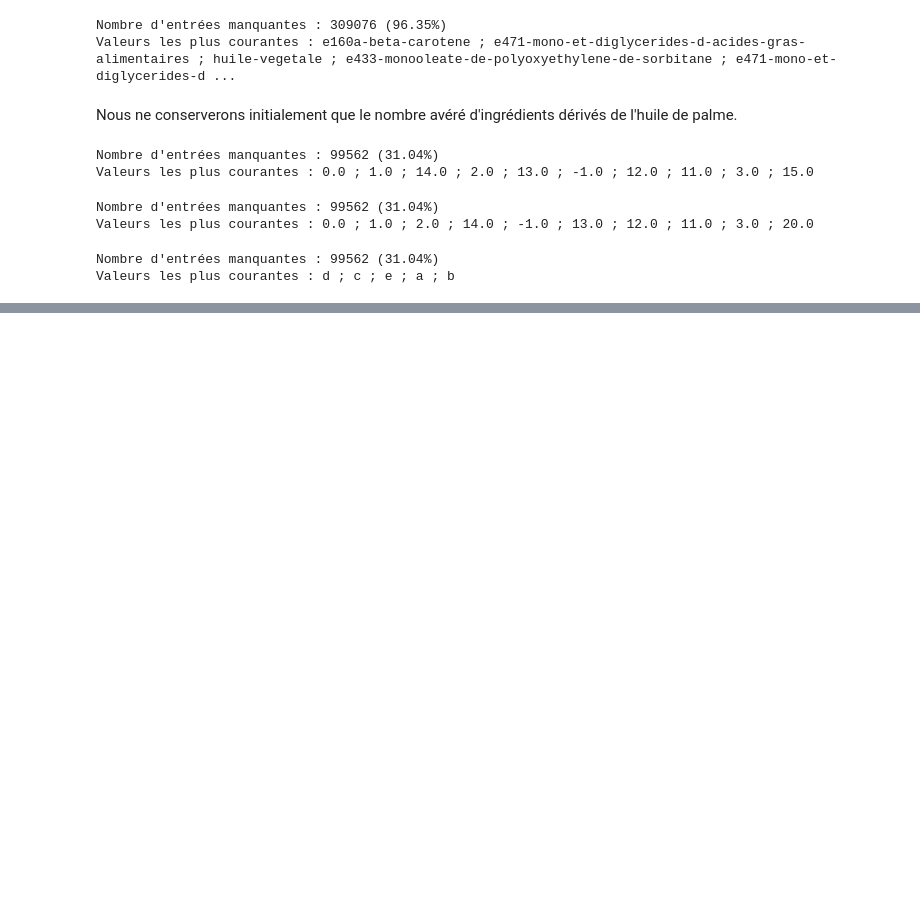
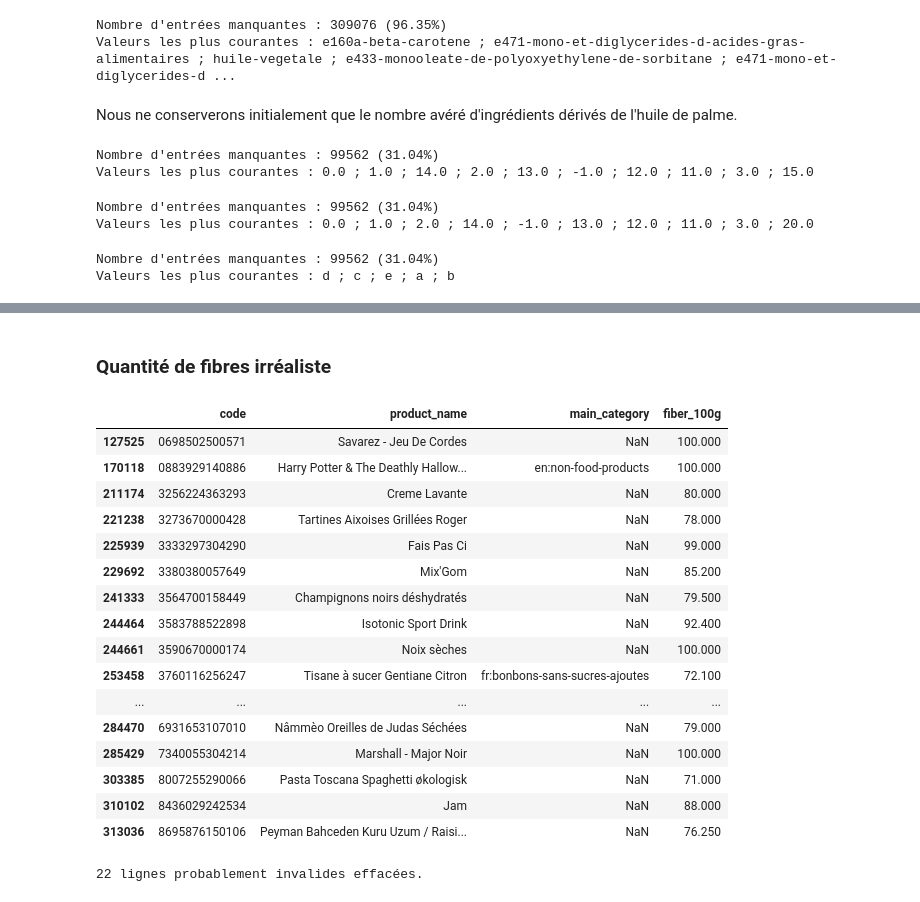
Before and after one commit to RegisC/JupyterNotebooks, a Jupyter notebook: Parcours Data Scientist/Projet2-Nettoyage.ipynb, the cells around one changed output, grey strips where cells are left out. Drawn from its saved outputs; the diff is of its cells as text; code cells hidden in the pictures; blank space fills up the shorter version.

```diff
--- a/Parcours Data Scientist/Projet2-Nettoyage.ipynb
+++ b/Parcours Data Scientist/Projet2-Nettoyage.ipynb
@@ -131,6 +117,6 @@ montanic-acid_100g                       320771          100.000
 Nous renonçons à exploiter les colonnes qui contiennent trop peu de données. La valeur de seuil retenue est arbitraire, et nous serons peut-être amenés à la modifier.
 # %%
-columns_to_delete = missing_values[missing_values['count_missing'] > len(data) - 100].index
+columns_to_delete = missing_values[missing_values['count_missing'] > len(data) - 200].index
 print(', '.join(columns_to_delete))
 data.drop(columns=columns_to_delete, inplace=True, errors='ignore')
 print(f"{len(columns_to_delete)} colonnes effacées.")
@@ -439,0 +569,33 @@ D'après la documentation sur la page https://fr.openfoodfacts.org/nutriscore, l
+# %% [markdown]
+### Quantité de fibres irréaliste
+# %%
+# Nous excluons les produits contenant plus de 70% de fibres.
+# Source de cette valeur limite : https://world.openfoodfacts.org/product/3256220666398
+# Nous ignorons les produits de type agar-agar, konjac et psyllium qui sont connus pour être
+# très riches en fibres.
+mask = (data['fiber_100g'] > 70) & \
+        ~(data['product_name'].str.contains('agar-agar', case=False)) & \
+        ~(data['product_name'].str.contains('konjac', case=False)) & \
+        ~(data['product_name'].str.contains('psyllium', case=False))
+display(data.loc[mask, ['code', 'product_name', 'main_category', 'fiber_100g']])
+data = data[~mask]
+print(f"{sum(mask)} lignes probablement invalides effacées.")
+# %% [output]
+|  | code | product_name | main_category | fiber_100g |
+| 127525 | 0698502500571 | Savarez - Jeu De Cordes | NaN | 100.000 |
+| 170118 | 0883929140886 | Harry Potter & The Deathly Hallow... | en:non-food-products | 100.000 |
+| 211174 | 3256224363293 | Creme Lavante | NaN | 80.000 |
+| 221238 | 3273670000428 | Tartines Aixoises Grillées Roger | NaN | 78.000 |
+| 225939 | 3333297304290 | Fais Pas Ci | NaN | 99.000 |
+| 229692 | 3380380057649 | Mix'Gom | NaN | 85.200 |
+| 241333 | 3564700158449 | Champignons noirs déshydratés | NaN | 79.500 |
+| 244464 | 3583788522898 | Isotonic Sport Drink | NaN | 92.400 |
+| 244661 | 3590670000174 | Noix sèches | NaN | 100.000 |
+| 253458 | 3760116256247 | Tisane à sucer Gentiane Citron | fr:bonbons-sans-sucres-ajoutes | 72.100 |
+| ... | ... | ... | ... | ... |
+| 284470 | 6931653107010 | Nâmmèo Oreilles de Judas Séchées | NaN | 79.000 |
+| 285429 | 7340055304214 | Marshall - Major Noir | NaN | 100.000 |
+| 303385 | 8007255290066 | Pasta Toscana Spaghetti økologisk | NaN | 71.000 |
+| 310102 | 8436029242534 | Jam | NaN | 88.000 |
+| 313036 | 8695876150106 | Peyman Bahceden Kuru Uzum / Raisi... | NaN | 76.250 |
+22 lignes probablement invalides effacées.
```
Also changed, not shown: parts of 65 cells of this notebook.
